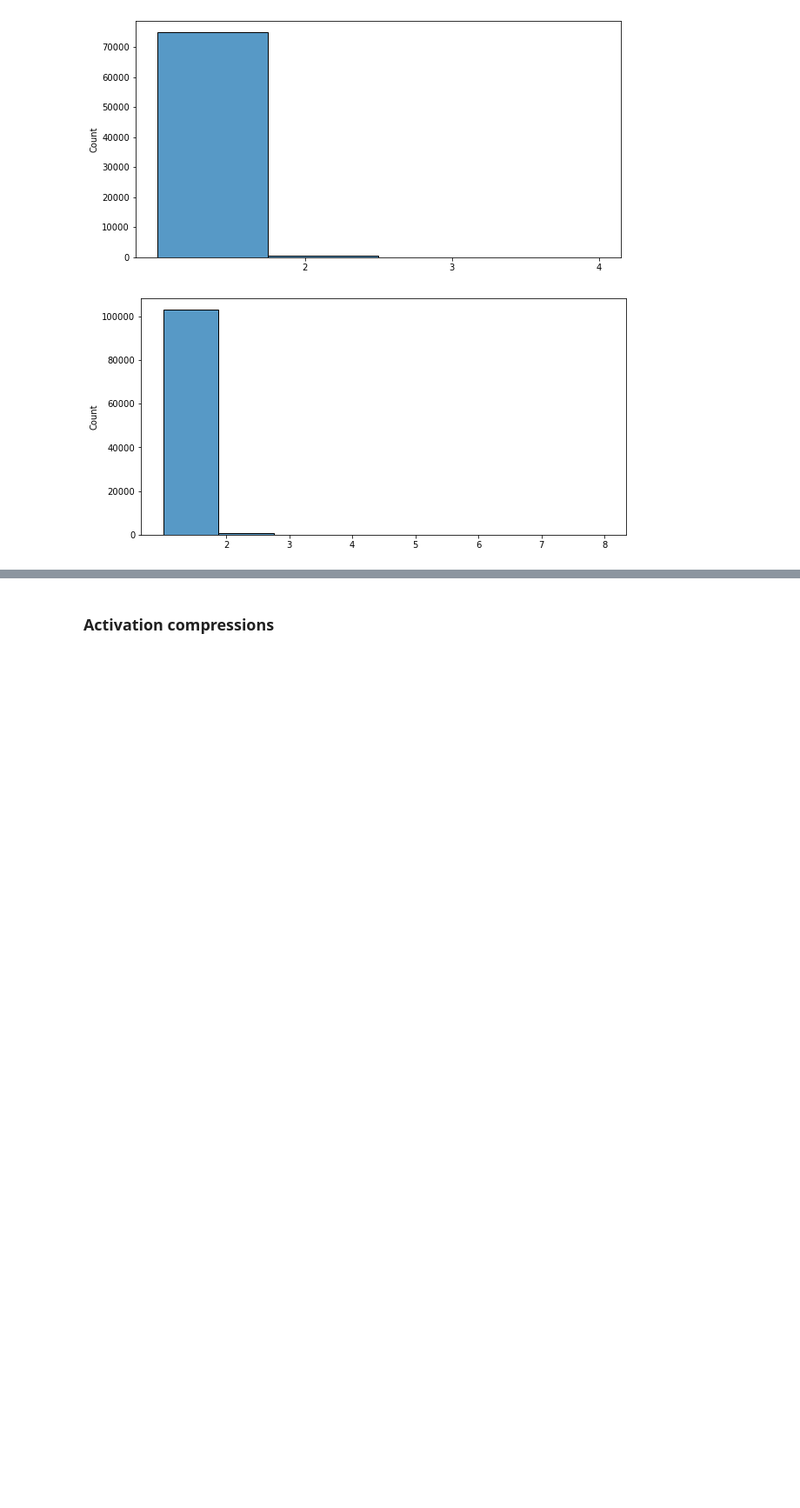
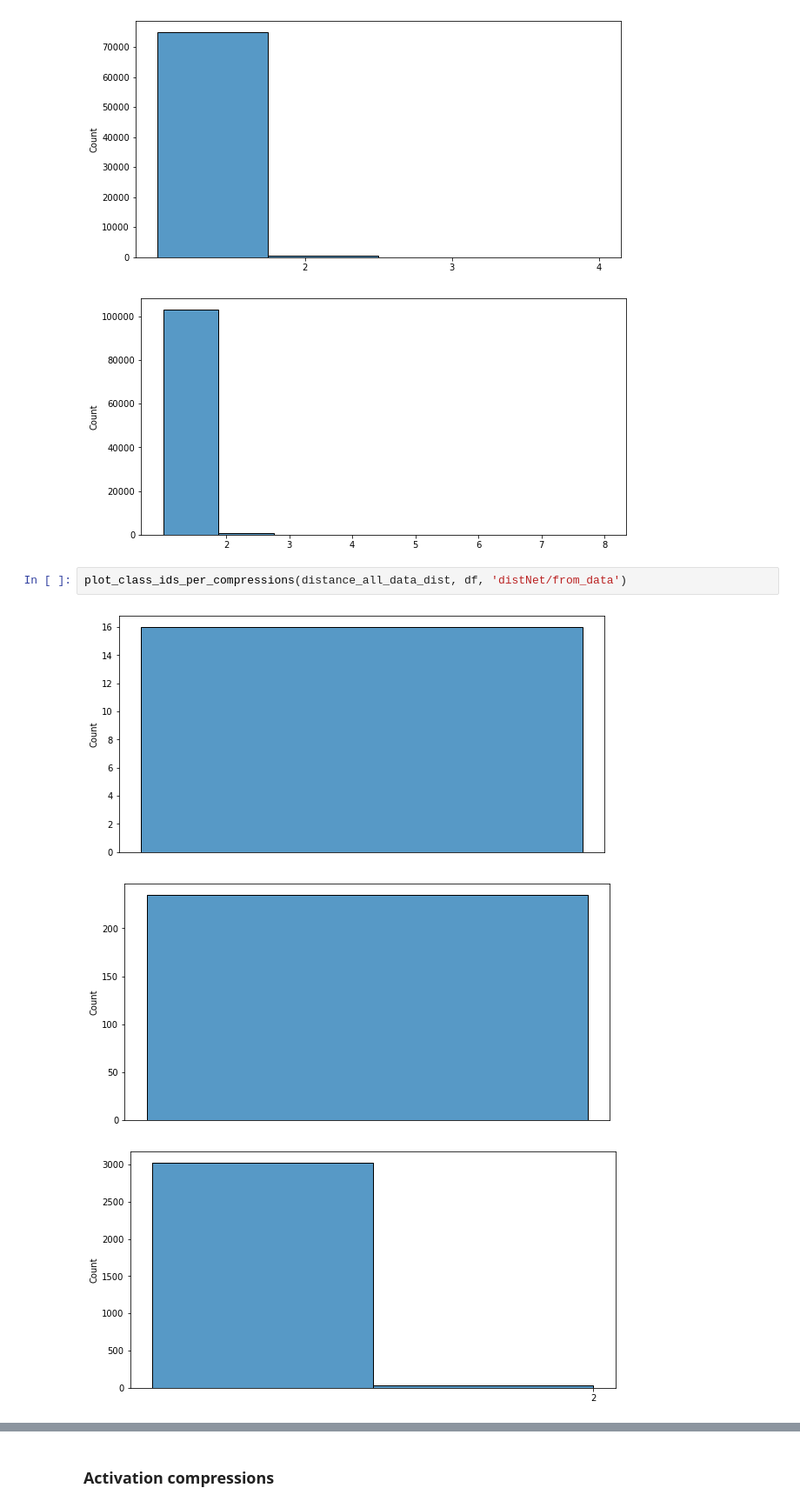
Before and after one commit to martin-krutsky/rubik-dl-symmetries, a Jupyter notebook: positionalNetworks.ipynb, the cells around one changed output, grey strips where cells are left out. Shown: that part at 87% size. Drawn from its saved outputs; the diff is of its cells as text; blank space fills up the shorter version.

```diff
--- a/positionalNetworks.ipynb
+++ b/positionalNetworks.ipynb
@@ -389,3 +481,9 @@ plot_distance_compressions(distance_all_data_dist, 'distNet/from_data')
 [figure]
 [figure]
 [figure]
+# %%
+plot_class_ids_per_compressions(distance_all_data_dist, df, 'distNet/from_data')
+# %% [output]
+[figure, added]
+[figure, added]
+[figure, added]
```
Also changed, not shown: parts of 20 cells of this notebook, 37 other files.
